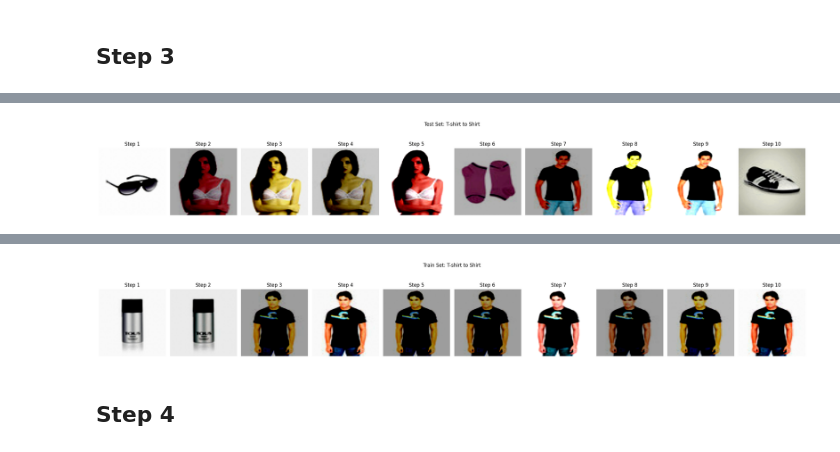
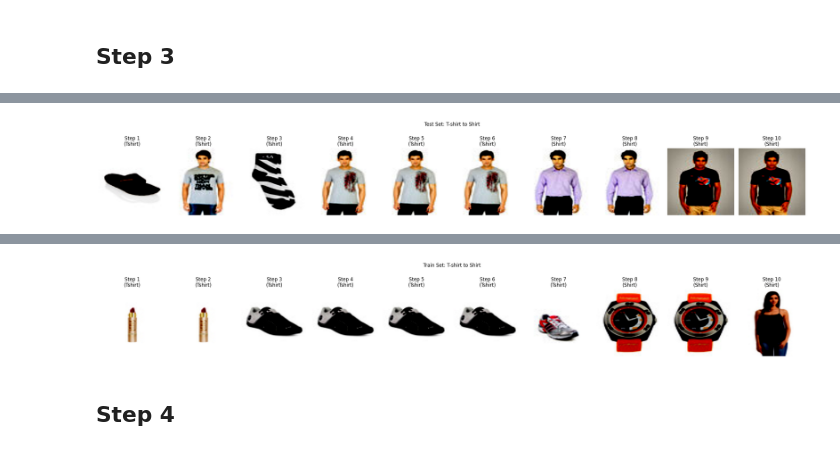
Before and after one commit to gabry1242/Deeplearning_project, a Jupyter notebook: ass1_skeleton.ipynb, the cells around one changed output, grey strips where cells are left out. Cells and saved outputs as stored; diff of their text form; code cells hidden in the pictures.

```diff
--- a/ass1_skeleton.ipynb
+++ b/ass1_skeleton.ipynb
@@ -794,11 +759,3 @@ def extract_embeddings(model, dataloader):
 
 embeddings1, labels1, images1 = extract_embeddings(model, triplets_main_test_dataset)
 embeddings2, labels2, images2 = extract_embeddings(model, triplets_train_dataset)
-
-def filter_first_n_classes(embeddings, labels, n=10):
-    mask = labels < n
-    return mask, embeddings[mask], labels[mask]
-
-n_classes_to_plot = 10
-train_mask, embeddings_train_10, labels_train_10 = filter_first_n_classes(embeddings2, labels2, n_classes_to_plot)
-test_mask, embeddings_test_10, labels_test_10 = filter_first_n_classes(embeddings1, labels1, n_classes_to_plot)
@@ -882,13 +856,13 @@ from sklearn import metrics
 import matplotlib.pyplot as plt
 
 n_samples = int(np.minimum(labels_train_10.shape[0], labels_test_10.shape[0]))
-labels_train_10 = labels_train_10[:n_samples]
-labels_test_10 = labels_test_10[:n_samples]
+labels_train_10_= labels_train_10[:n_samples]
+labels_test_10_= labels_test_10[:n_samples]
 
 # Get the unique labels from both train and test
-unique_labels = np.unique(np.concatenate((labels_train_10, labels_test_10)))
+unique_labels = np.unique(np.concatenate((labels_train_10_, labels_test_10_)))
 
-confusion_matrix = metrics.confusion_matrix(labels_train_10, labels_test_10, labels=unique_labels)
+confusion_matrix = metrics.confusion_matrix(labels_train_10_, labels_test_10_, labels=unique_labels)
 cm_display = metrics.ConfusionMatrixDisplay(confusion_matrix = confusion_matrix,
                                             display_labels = unique_labels)
 
@@ -1047,6 +1070,7 @@ Sample 12013: Tshirts (0)
 # Generate 10 points between the two test centroids
 import matplotlib.pyplot as plt
 import numpy as np
+from collections import Counter
 
 def visualize_transition_between_classes(
     centroid_a,
@@ -1057,9 +1081,9 @@ def visualize_transition_between_classes(
     image_ids_b,
     dataset,
     num_steps=10,
+    k_neighbors=10,
     title=""
 ):
-    # 1) Convert centroids & embeddings to numpy
     def to_np(x):
         if hasattr(x, "detach"):
             return x.detach().cpu().numpy()
@@ -1070,42 +1094,52 @@ def visualize_transition_between_classes(
     embeddings_a = to_np(embeddings_a)
     embeddings_b = to_np(embeddings_b)
 
-    # 2) Ensure embeddings are (num_images, feature_dim)
-    #    i.e. rows = images, columns = features
     if embeddings_a.ndim != 2 or embeddings_b.ndim != 2:
-        raise ValueError("embeddings must be 2D arrays")
+        raise ValueError("Embeddings must be 2D arrays")
 
-    # if currently (feature_dim, num_images), transpose it
     if embeddings_a.shape[0] == centroid_a.shape[0]:
         embeddings_a = embeddings_a.T
         embeddings_b = embeddings_b.T
 
-    # now embeddings_a.shape == (N_a, D), embeddings_b.shape == (N_b, D)
     D = centroid_a.shape[0]
     if centroid_b.shape[0] != D:
-        raise ValueError(f"Centroid dims {centroid_a.shape[0]} != {centroid_b.shape[0]}")
+        raise ValueError("Centroid dimensions do not match")
+
     if embeddings_a.shape[1] != D or embeddings_b.shape[1] != D:
-        raise ValueError(f"Embedding feature dim {embeddings_a.shape[1]} != centroid dim {D}")
+        raise ValueError("Embedding feature dimensions do not match centroid dimensions")
 
-    # 3) Interpolate between the two centroids
+    # Interpolation
     interpolated = np.stack([
-        centroid_a + (i/(num_steps-1))*(centroid_b-centroid_a)
+        centroid_a + (i / (num_steps - 1)) * (centroid_b - centroid_a)
         for i in range(num_steps)
-    ], axis=0)            # shape: (num_steps, D)
+    ], axis=0)
 
-    # 4) Stack all embeddings
-    all_embeddings = np.vstack((embeddings_a, embeddings_b))  # (N_a+N_b, D)
+    # Combine all embeddings and labels
+    all_embeddings = np.vstack((embeddings_a, embeddings_b))  # shape (N, D)
     all_image_ids = image_ids_a + image_ids_b
+    all_labels = ["Tshirt"] * len(embeddings_a) + ["Shirt"] * len(embeddings_b)
 
-    # 5) For each interpolation step, find nearest neighbor
     fig, axes = plt.subplots(1, num_steps, figsize=(2.5*num_steps, 4))
     for i, point in enumerate(interpolated):
-        # distances to every image in the pool
-        dists = np.linalg.norm(all_embeddings - point, axis=1)  # (N_a+N_b,)
-        idx = np.argmin(dists)
-        img_id = all_image_ids[idx]
+        dists = np.linalg.norm(all_embeddings - point, axis=1)
+        knn_indices = np.argsort(dists)[:k_neighbors]
 
-        # fetch from your dataset
+        # Majority label from KNN
+        knn_labels = [all_labels[idx] for idx in knn_indices]
+        majority_label = Counter(knn_labels).most_common(1)[0][0]
+
+        # Find all embeddings from the majority class
+        majority_indices = [
+            idx for idx, label in enumerate(all_labels) if label == majority_label
+        ]
+        majority_embeddings = all_embeddings[majority_indices]
+        majority_dists = np.linalg.norm(majority_embeddings - point, axis=1)
+        closest_idx_in_majority = np.argmin(majority_dists)
+        global_idx = majority_indices[closest_idx_in_majority]
+
+        img_id = all_image_ids[global_idx]
+
+        # fetch from dataset
         try:
             row_idx = dataset.df.index[dataset.df["imageId"] == img_id][0]
         except IndexError:
@@ -1116,7 +1150,7 @@ def visualize_transition_between_classes(
         img_tensor, _ = dataset[row_idx]
         img_np = img_tensor.permute(1,2,0).numpy()
         axes[i].imshow(img_np)
-        axes[i].set_title(f"Step {i+1}")
+        axes[i].set_title(f"Step {i+1}\n({majority_label})")
         axes[i].axis("off")
 
     plt.suptitle(title or "Feature-Space Transition")
@@ -1159 +1193 @@ Clipping input data to the valid range for imshow with RGB data ([0..1] for floa
-[figure, old version]
+[figure, new version]
@@ -1170,4 +1204,4 @@ Clipping input data to the valid range for imshow with RGB data ([0..1] for floa
-[figure, old version]
+[figure, new version]
 # %% [markdown]
 ## Step 4
 # %%
```
Also changed, not shown: parts of 15 cells of this notebook, 5 other files.
